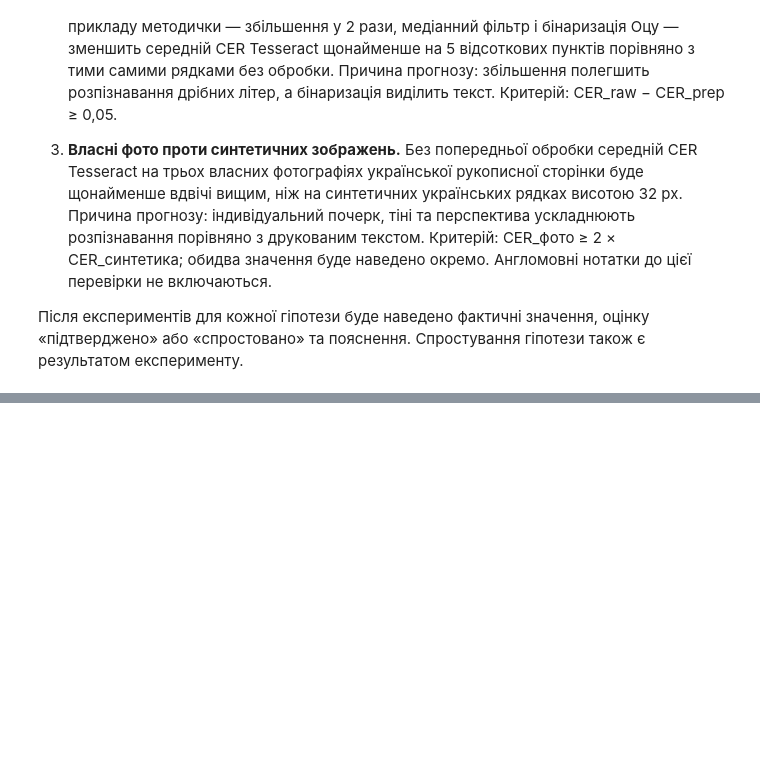
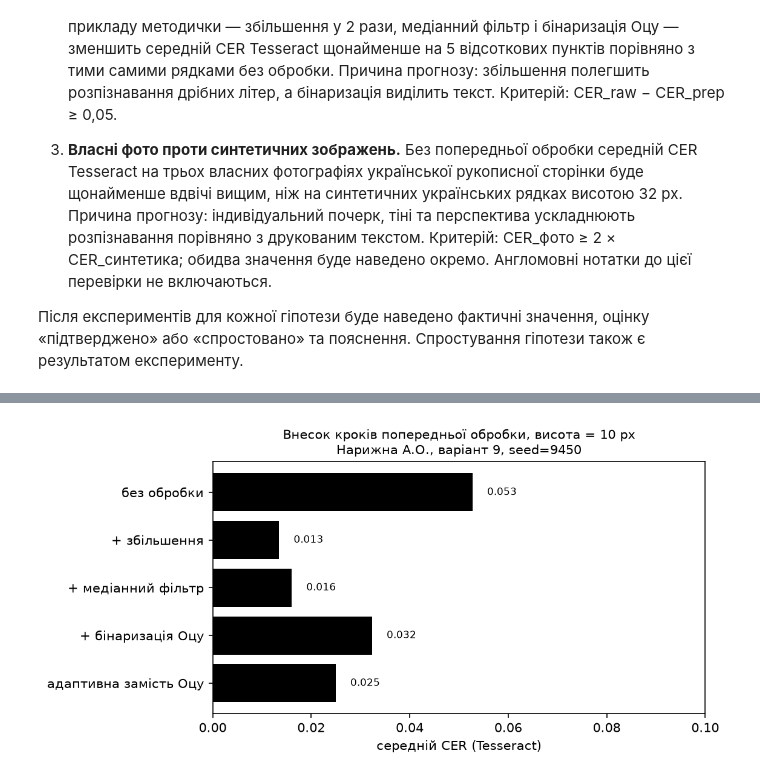
Before and after one commit to Alina1520/OCR-LAB3, a Jupyter notebook: lab3_fixed.ipynb, the cells around one changed output, grey strips where cells are left out. Saved outputs shown, nothing was run; the diff lists cells and outputs as text; code cells hidden in the pictures; blank space fills up the shorter version.

Commit message:
feat: run preprocessing ablation at text height 10px

```diff
--- a/lab3_fixed.ipynb
+++ b/lab3_fixed.ipynb
@@ -183,0 +189,82 @@ Dataset({
+# %%
+import os, re, time, unicodedata
+import numpy as np
+import pandas as pd
+import cv2
+import matplotlib.pyplot as plt
+import pytesseract
+from rapidfuzz.distance import Levenshtein
+
+pytesseract.pytesseract.tesseract_cmd = r"D:\Tesseract-OCR\tesseract.exe"
+
+def preprocess(img, steps=()):
+    out = img if img.ndim == 2 else cv2.cvtColor(img, cv2.COLOR_BGR2GRAY)
+    if "upscale" in steps:
+        out = cv2.resize(out, None, fx=2, fy=2, interpolation=cv2.INTER_CUBIC)
+    if "denoise" in steps:
+        out = cv2.medianBlur(out, 3)
+    if "binarize" in steps:
+        out = cv2.threshold(out, 0, 255, cv2.THRESH_BINARY + cv2.THRESH_OTSU)[1]
+    if "adaptive" in steps:
+        out = cv2.adaptiveThreshold(out, 255, cv2.ADAPTIVE_THRESH_GAUSSIAN_C,
+                                    cv2.THRESH_BINARY, 31, 15)
+    return out
+
+# Нормалізація, CER та OCR — з підрозділів 4.4–4.5 методички.
+APOSTROPHES = "\u2019\u02bc\u2018\u0060\u00b4"
+
+def normalize(s):
+    s = unicodedata.normalize("NFC", str(s))
+    for a in APOSTROPHES:
+        s = s.replace(a, "'")
+    return re.sub(r"\s+", " ", s).strip()
+
+def cer(gt, pred):
+    gt, pred = normalize(gt), normalize(pred)
+    return Levenshtein.distance(gt, pred) / max(1, len(gt))
+
+def ocr_tesseract(img, lang="ukr", psm=7):
+    t0 = time.perf_counter()
+    d = pytesseract.image_to_data(img, lang=lang, config=f"--oem 1 --psm {psm}",
+                                  output_type=pytesseract.Output.DICT)
+    words = [(w, float(c)) for w, c in zip(d["text"], d["conf"])
+             if w.strip() and float(c) >= 0]
+    text = " ".join(w for w, _ in words)
+    conf = np.mean([c for _, c in words]) / 100 if words else 0.0
+    return text, conf, time.perf_counter() - t0
+
+def stamp(ax, title):
+    ax.set_title(f"{title}\n{STUDENT}, варіант {VARIANT}, seed={SEED}", fontsize=10)
+
+LVL = 10
+ablation = {"без обробки": (), "+ збільшення": ("upscale",),
+            "+ медіанний фільтр": ("upscale", "denoise"),
+            "+ бінаризація Оцу": ("upscale", "denoise", "binarize"),
+            "адаптивна замість Оцу": ("upscale", "denoise", "adaptive")}
+ds = pd.read_csv("data/ground_truth.csv")
+abl_rows = []
+for r in ds[ds.level == LVL].itertuples():
+    img = cv2.imread(r.path, cv2.IMREAD_GRAYSCALE)
+    if img is None:
+        raise FileNotFoundError(r.path)
+    for name, steps in ablation.items():
+        text, conf, sec = ocr_tesseract(preprocess(img, steps))
+        abl_rows.append({"id": r.id, "level": LVL, "step": name,
+                         "gt": r.gt, "pred": text, "conf": conf,
+                         "sec": sec, "cer": cer(r.gt, text)})
+abl_results = pd.DataFrame(abl_rows)
+abl_results.to_csv("ablation_results.csv", index=False)
+abl = abl_results.groupby("step", sort=False)["cer"].mean()
+abl.to_csv("ablation_summary.csv", header=["CER_mean"])
+os.makedirs("figures", exist_ok=True)
+fig, ax = plt.subplots(figsize=(7, 3.6))
+ax.barh(abl.index[::-1], abl.values[::-1], color="black")
+for y, v in enumerate(abl.values[::-1]):
+    ax.text(v + 0.003, y, f"{v:.3f}", va="center", fontsize=8)
+ax.set_xlim(0, max(0.1, abl.max() * 1.2))
+ax.set_xlabel("середній CER (Tesseract)")
+stamp(ax, f"Внесок кроків попередньої обробки, висота = {LVL} px")
+fig.savefig("figures/fig5_ablation.png", dpi=150, bbox_inches="tight")
+print(abl.round(3))
+plt.show()
+# %% [output]
@@ -183,0 +277 @@ Dataset({
+[figure, added]
```
Also changed, not shown: parts of 3 cells of this notebook, 3 other files.
